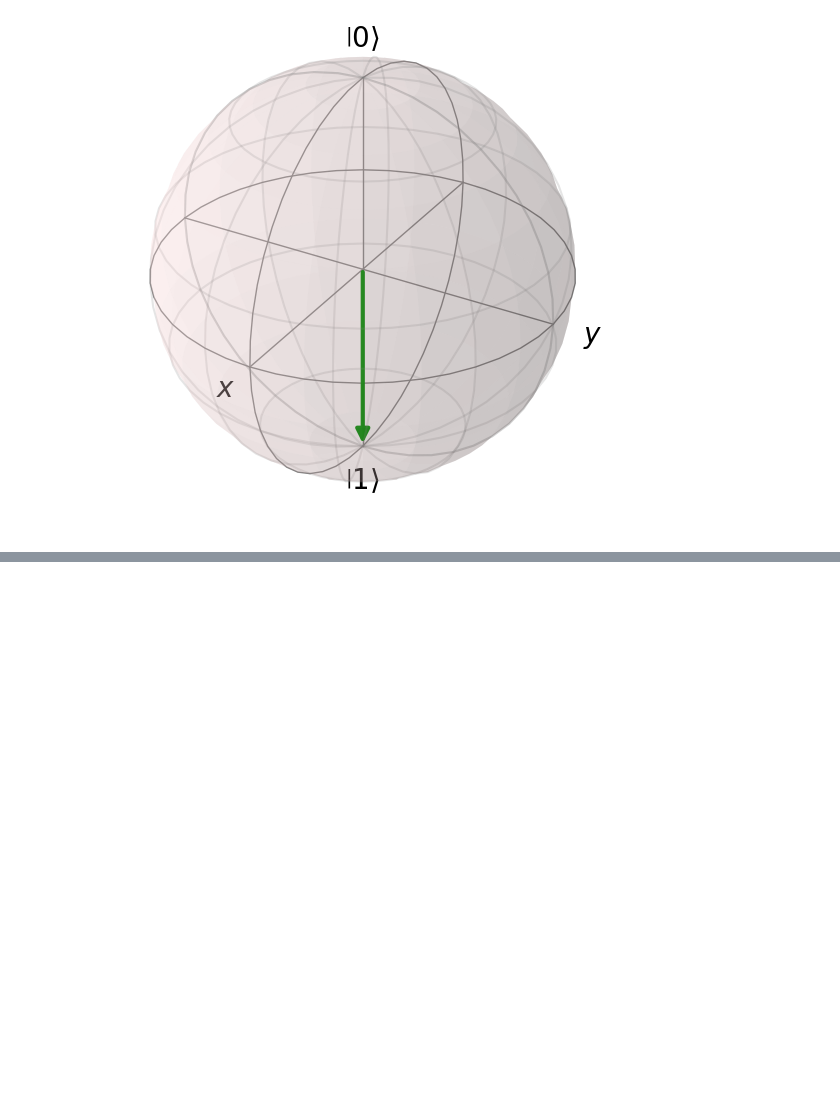
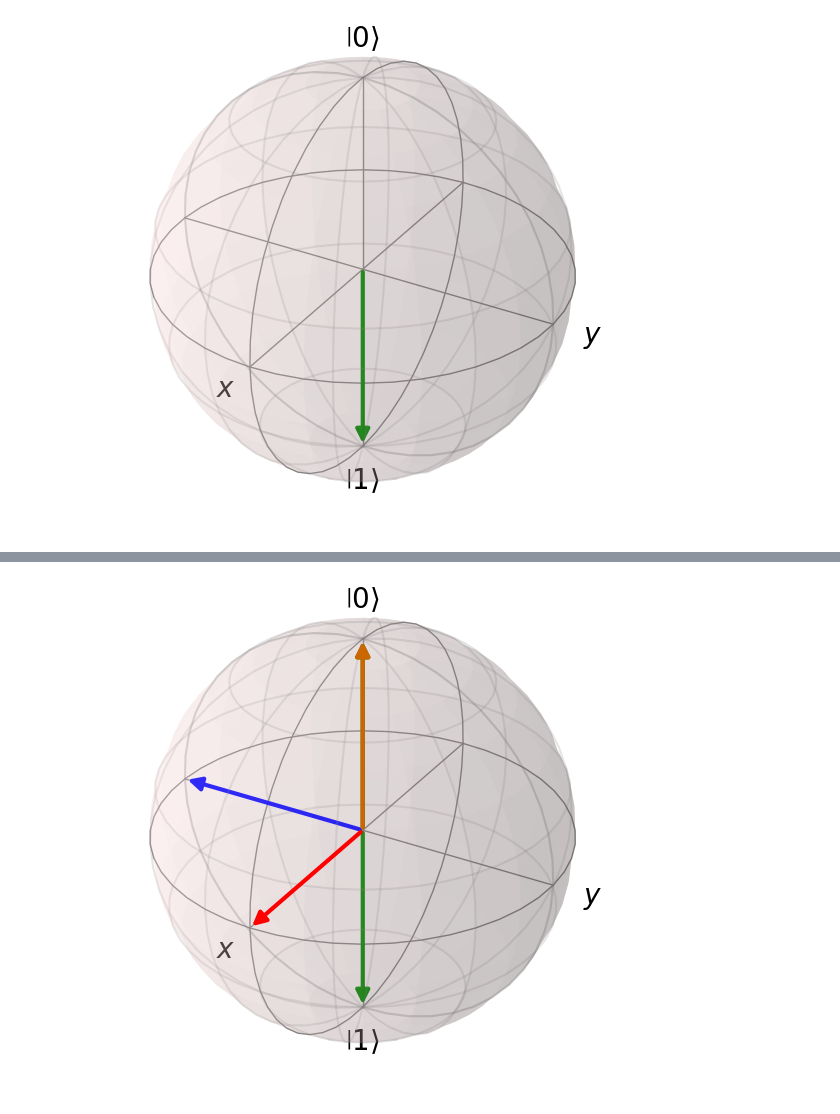
Before and after one commit to DaBloat/qis, a Jupyter notebook: testing_grounds.ipynb, the cells around one changed output, grey strips where cells are left out. Saved outputs shown, nothing was run; the diff lists cells and outputs as text; code cells hidden in the pictures; blank space fills up the shorter version.

```diff
--- a/testing_grounds.ipynb
+++ b/testing_grounds.ipynb
@@ -109,0 +127,5 @@ b.show()
+# %%
+b.add_states([T(0).get_compact_qobj() @ o])
+b.show()
+# %% [output]
+[figure, added]
```
Also changed, not shown: parts of 4 cells of this notebook, 4 other files.
